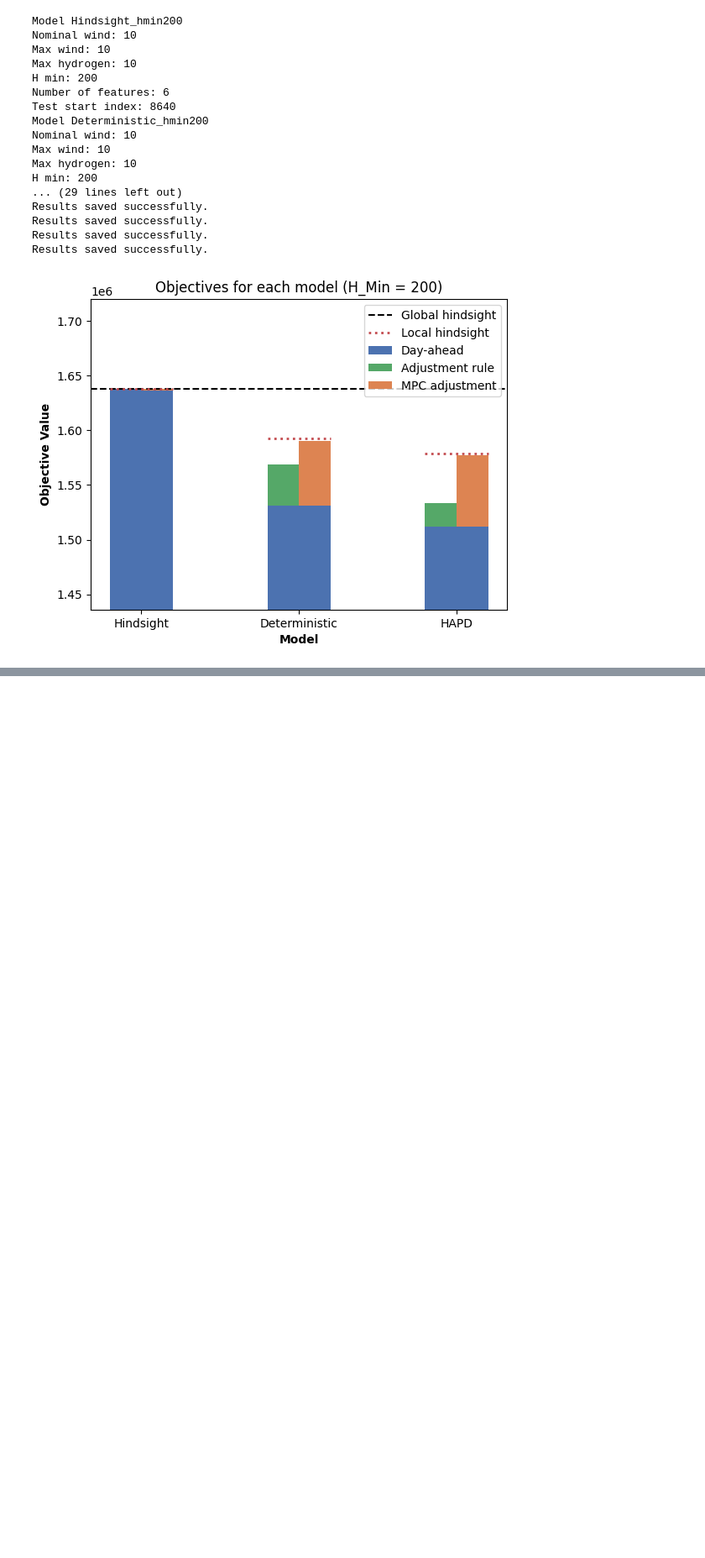
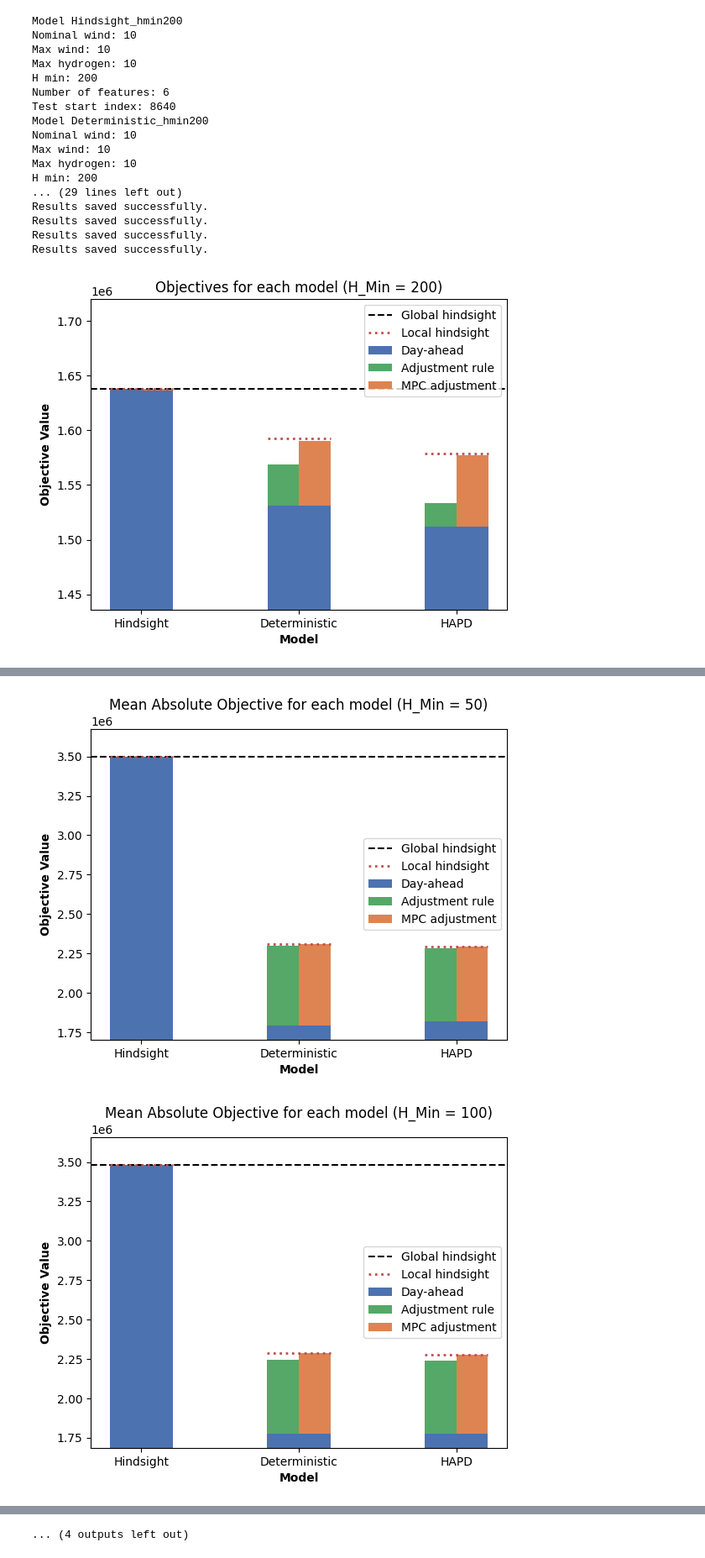
Before and after one commit to MGuckert/Real-time-adjustment-strategies-for-trading-wind-power-and-hydrogen, a Jupyter notebook: model_test.ipynb, the cells around one changed output, grey strips where cells are left out. Shown at 84% size. Saved outputs shown, nothing was run; the diff lists cells and outputs as text; code cells hidden in the pictures; blank space fills up the shorter version.

Commit message:
Computed and saved single pricing scheme results
Signed-off-by: Mathis Guckert <guckert.mathis@gmail.com>

```diff
--- a/model_test.ipynb
+++ b/model_test.ipynb
@@ -233,3 +213,11 @@ Results saved successfully.
 Results saved successfully.
 Results saved successfully.
 [figure]
+# %%
+deterministic_models = [DeterministicModel('Deterministic_hmin50', HOURS_PER_YEAR, h_min=50), DeterministicModel('Deterministic_hmin100', HOURS_PER_YEAR, h_min=100), DeterministicModel('Deterministic_hmin150', HOURS_PER_YEAR, h_min=150), DeterministicModel('Deterministic_hmin200', HOURS_PER_YEAR, h_min=200)]
+
+deterministic_results = []
+
+for model in deterministic_models:
+    results = [model.load_results(flag) for flag in ['original', 'rule_based_adj', 'MPC_adj', 'best_adj']]
+    deterministic_results.append(results)
@@ -235,0 +242,8 @@ Results saved successfully.
+# %%
+hindsight_models = [DeterministicModel('Hindsight_hmin50', HOURS_PER_YEAR, h_min=50), DeterministicModel('Hindsight_hmin100', HOURS_PER_YEAR, h_min=100), DeterministicModel('Hindsight_hmin150', HOURS_PER_YEAR, h_min=150), DeterministicModel('Hindsight_hmin200', HOURS_PER_YEAR, h_min=200)]
+
+hindsight_results = []
+
+for model in hindsight_models:
+    results = [model.load_results(flag) for flag in ['original', 'rule_based_adj', 'MPC_adj', 'best_adj']]
+    hindsight_results.append(results)
@@ -235,0 +268,8 @@ Results saved successfully.
+# %%
+HAPD_models = [DeterministicModel('HAPD_hmin50', HOURS_PER_YEAR, h_min=50), DeterministicModel('HAPD_hmin100', HOURS_PER_YEAR, h_min=100), DeterministicModel('HAPD_hmin150', HOURS_PER_YEAR, h_min=150), DeterministicModel('HAPD_hmin200', HOURS_PER_YEAR, h_min=200)]
+
+HAPD_results = []
+
+for model in HAPD_models:
+    results = [model.load_results(flag) for flag in ['original', 'rule_based_adj', 'MPC_adj', 'best_adj']]
+    HAPD_results.append(results)
@@ -235,0 +294,9 @@ Results saved successfully.
+# %%
+for results in deterministic_results:
+    print(get_mao(results))
+
+for results in hindsight_results:
+    print(get_mao(results))
+
+for results in HAPD_results:
+    print(get_mao(results))
@@ -235,0 +316,15 @@ Results saved successfully.
+# %%
+for i in range(4):
+    plot_objectives([hindsight_results[i], deterministic_results[i], HAPD_results[i]], ['Hindsight','Deterministic', 'HAPD'], f'Mean Absolute Objective for each model (H_Min = {50 + i*50})')
+
+for results in [hindsight_results, deterministic_results, HAPD_results]:
+    for result in results:
+        plt.figure(figsize=(15,5))
+        # Plot the average hydrogen production per day
+        plt.plot([get_average_hydrogen_production_per_day(result[0]), get_average_hydrogen_production_per_day(result[1]), get_average_hydrogen_production_per_day(result[2])], label=['Original', 'Rule Based', 'MPC'])
+        plt.title('Average Hydrogen Production per day')
+        plt.legend()
+        plt.show()
+# %% [output]
+[figure, added]
+[figure, added]
@@ -235,0 +341 @@ Results saved successfully.
+... (4 outputs left out)
```
Also changed, not shown: parts of 9 cells of this notebook, 56 other files.
